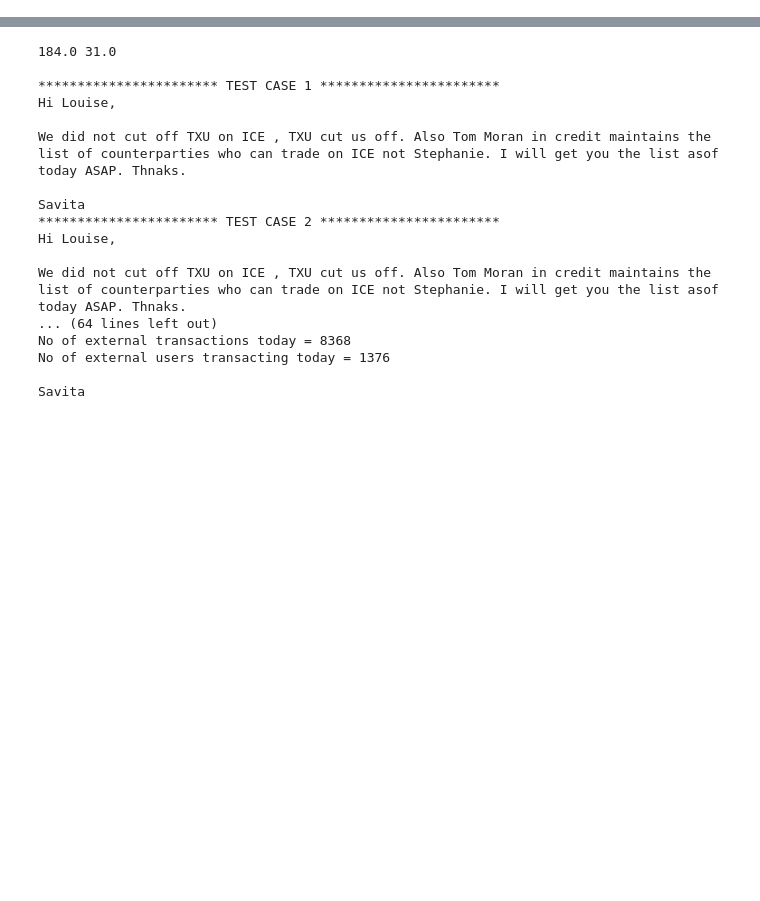
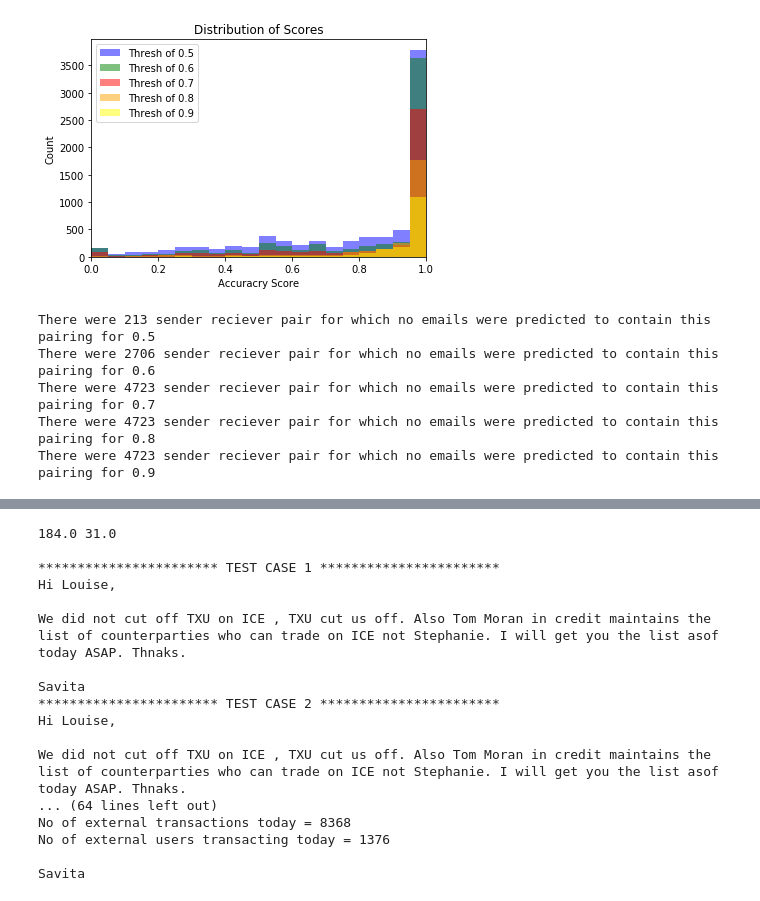
Before and after one commit to gurkpet/Enron-Email-Message-Recipient-Predicton, a Jupyter notebook: Unsupervised+Learning+Capstone.ipynb, the cells around one changed output, grey strips where cells are left out. Drawn from its saved outputs; the diff is of its cells as text; code cells hidden in the pictures; blank space fills up the shorter version.

```diff
--- a/Unsupervised+Learning+Capstone.ipynb
+++ b/Unsupervised+Learning+Capstone.ipynb
@@ -431,0 +464,6 @@ missed_emails = pred_acc_sr_list[pd.isnull(pred_acc_sr_list['accuracy'])]
+# %%
+missed_emails05 = pred_acc_sr_listv05[pd.isnull(pred_acc_sr_listv05['accuracy'])]
+missed_emails06 = pred_acc_sr_listv06[pd.isnull(pred_acc_sr_listv06['accuracy'])]
+missed_emails07 = pred_acc_sr_listv07[pd.isnull(pred_acc_sr_listv07['accuracy'])]
+missed_emails08 = pred_acc_sr_listv08[pd.isnull(pred_acc_sr_listv07['accuracy'])]
+missed_emails09 = pred_acc_sr_listv09[pd.isnull(pred_acc_sr_listv07['accuracy'])]
@@ -431,0 +476,24 @@ missed_emails = pred_acc_sr_list[pd.isnull(pred_acc_sr_list['accuracy'])]
+# %%
+plt.hist(pred_acc_sr_listv05['accuracy'], bins = 20, alpha = 0.5, color = 'blue', label = 'Thresh of 0.5')
+plt.hist(pred_acc_sr_listv06['accuracy'], bins = 20, alpha = 0.5, color = 'green', label = 'Thresh of 0.6')
+plt.hist(pred_acc_sr_listv07['accuracy'], bins = 20, alpha = 0.5, color = 'red', label = 'Thresh of 0.7')
+plt.hist(pred_acc_sr_listv08['accuracy'], bins = 20, alpha = 0.5, color = 'orange', label = 'Thresh of 0.8')
+plt.hist(pred_acc_sr_listv09['accuracy'], bins = 20, alpha = 0.5, color = 'yellow', label = 'Thresh of 0.9')
+plt.legend()
+plt.xlabel('Accuracry Score')
+plt.ylabel('Count')
+plt.xlim(0,1)
+plt.title('Distribution of Scores')
+plt.show()
+print('There were {} sender reciever pair for which no emails were predicted to contain this pairing for 0.5'.format(len(missed_emails05)))
+print('There were {} sender reciever pair for which no emails were predicted to contain this pairing for 0.6'.format(len(missed_emails06)))
+print('There were {} sender reciever pair for which no emails were predicted to contain this pairing for 0.7'.format(len(missed_emails07)))
+print('There were {} sender reciever pair for which no emails were predicted to contain this pairing for 0.8'.format(len(missed_emails08)))
+print('There were {} sender reciever pair for which no emails were predicted to contain this pairing for 0.9'.format(len(missed_emails09)))
+# %% [output]
+[figure, added]
+There were 213 sender reciever pair for which no emails were predicted to contain this pairing for 0.5
+There were 2706 sender reciever pair for which no emails were predicted to contain this pairing for 0.6
+There were 4723 sender reciever pair for which no emails were predicted to contain this pairing for 0.7
+There were 4723 sender reciever pair for which no emails were predicted to contain this pairing for 0.8
+There were 4723 sender reciever pair for which no emails were predicted to contain this pairing for 0.9
```
Also changed, not shown: parts of 40 cells of this notebook.
